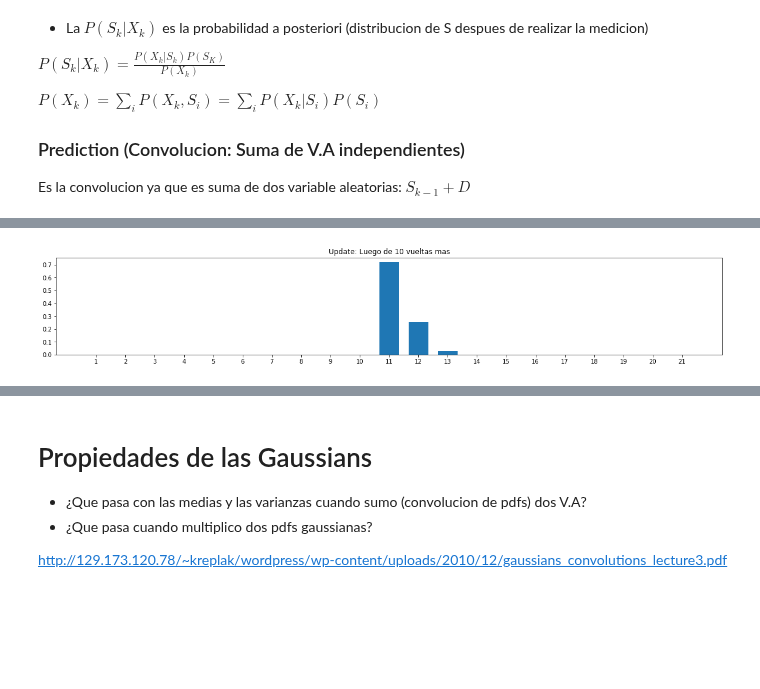
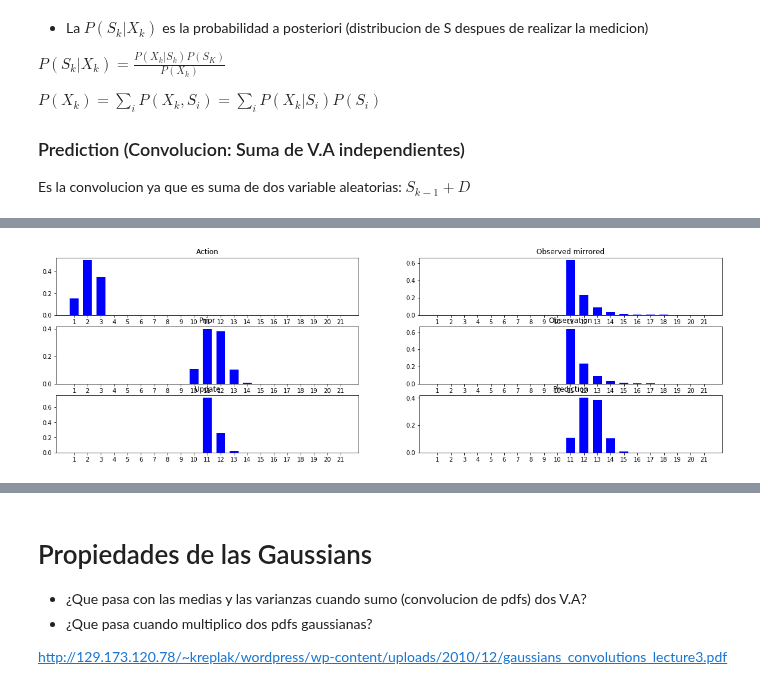
Before and after one commit to jganzabal/Kalman-as-Recursive-Bayesian-Estimation, a Jupyter notebook: Kalman filters.ipynb, the cells around one changed output, grey strips where cells are left out. Drawn from its saved outputs; the diff is of its cells as text; code cells hidden in the pictures; blank space fills up the shorter version.

```diff
--- a/Kalman filters.ipynb
+++ b/Kalman filters.ipynb
@@ -48,7 +51,7 @@ P_xk_s2 = np.zeros(N); P_xk_s2[1] = 0.6; P_xk_s2[2] = 0.3; P_xk_s2[3] = 0.1; P_x
 P_xk_s3 = np.zeros(N); P_xk_s3[2] = 0.6; P_xk_s3[3] = 0.3; P_xk_s3[0] = 0.1; P_xk_s3[1] = 0.0
 P_xk_s4 = np.zeros(N); P_xk_s4[3] = 0.6; P_xk_s4[0] = 0.3; P_xk_s4[1] = 0.1; P_xk_s4[2] = 0.0
 
-f, ax = plt.subplots(3, 4, sharey=True, sharex=False, figsize = (20,10))
+f, ax = plt.subplots(3, 4, sharey=True, sharex=False, figsize = (20,14))
 ax = ax.flatten()
 
 plt.sca(ax[0])
@@ -77,12 +80,13 @@ for x in range(4):
     likelihood = [P_xk_s1[x], P_xk_s2[x], P_xk_s3[x],P_xk_s4[x]]
     plt.xticks(idxs, ['$P(X=%s|S_1)$'%(x+1),'$P(X=%s|S_2)$'%(x+1),'$P(X=%s|S_3)$'%(x+1),'$P(X=%s|S_4)$'%(x+1)])
     ax[x+4].bar(idxs,likelihood)
-
+    ax[x+4].set_title('$P(X=%s|S_i)$'%(x+1))
     P_sk_xk_unorm = P_sk*likelihood
     P_sk_xk_unorm = P_sk_xk_unorm/P_sk_xk_unorm.sum()
     plt.sca(ax[x+8])
     plt.xticks(idxs, ['$P(S_1|X=%s)$'%(x+1),'$P(S_2|X=%s)$'%(x+1),'$P(S_3|X=%s)$'%(x+1),'$P(S_4|X=%s)$'%(x+1)])
     ax[x+8].bar(idxs,P_sk_xk_unorm)
+
 
 #plt.sca(ax[8])
 #plt.xticks(idxs, ['$P(S_1)$','$P(S_2)$','$P(S_3)$','$P(S_4)$'])
@@ -267,19 +281,33 @@ kalman.plot_distribution(indexes, updated_dist_n_1, title = 'Update: Luego de 10
 [figure]
 [figure]
 # %%
+from IPython import display
+
 def get_next_step_distribution(N = 21, probs=[0.15, 0.5, 0.35]):
     next_step_distribution = np.zeros(N)
     next_step_distribution[:len(probs)] = probs
     return next_step_distribution
 
-def iterate_filter(N = 21, loc = 1, scale = 1, mirror = False, get_observation_distribution = kalman.get_exponential_distribution):
+
+def iterate_filter(iterations = 21*10+10,N = 21, loc = 1, scale = 1, mirror = False,
+                   get_observation_distribution = kalman.get_exponential_distribution,
+                   predicted = np.ones(N)/N):
+    fig, ax = plt.subplots(3,2, figsize=(20, 6), sharex = True)
+    ax = ax.flatten()
     indexes = np.linspace(1,N,N)
+
     next_step_distribution = get_next_step_distribution()
-    observed_dist_n = get_observation_distribution(indexes, loc = loc, scale = scale, mirror = mirror)
-    updated_dist_n_1 = kalman.after_observation_distribution_update(np.ones(N)/N, observed_dist_n)
-    for i in range(10*N+int(N/2)):
-        predicted_dist_n = kalman.stochastic_next_step_distribution_prediction(updated_dist_n_1, next_step_distribution)
+
+    for i in range(iterations):
+        prior = predicted
+        observed = get_observation_distribution(indexes, loc = loc, scale = scale, mirror = mirror)
+        observed_not_mirrored = get_observation_distribution(indexes, loc = loc, scale = scale, mirror = False)
+        updated = kalman.after_observation_distribution_update(prior, observed)
+        predicted = kalman.stochastic_next_step_distribution_prediction(updated, next_step_distribution)
+        kalman.plot_iteration(indexes, next_step_distribution, observed,prior, observed_not_mirrored,updated,predicted, fig=fig)
+        display.display(plt.gcf())
         loc = loc + 1
-        observed_dist_n = get_observation_distribution(indexes, loc = loc, scale = scale, mirror = mirror)
-        updated_dist_n_1 = kalman.after_observation_distribution_update(predicted_dist_n, observed_dist_n)
-    kalman.plot_distribution(indexes, updated_dist_n_1, title = 'Update: Luego de 10 vueltas mas')
+        input("Press ENTER to continue.")
+        ax[0].cla();ax[1].cla();ax[2].cla();ax[3].cla();ax[4].cla();ax[5].cla()
+        display.clear_output(wait=True)
+    kalman.plot_iteration(indexes, next_step_distribution, observed, prior, observed_not_mirrored,updated,predicted, fig=fig)
@@ -286,4 +318,4 @@ def iterate_filter(N = 21, loc = 1, scale = 1, mirror = False, get_observation_d
 # %%
-iterate_filter(mirror = False)
+iterate_filter(iterations=11,mirror = False)
 # %% [output]
-[figure, old version]
+[figure, new version]
```
Also changed, not shown: parts of 15 cells of this notebook, 10 other files.
